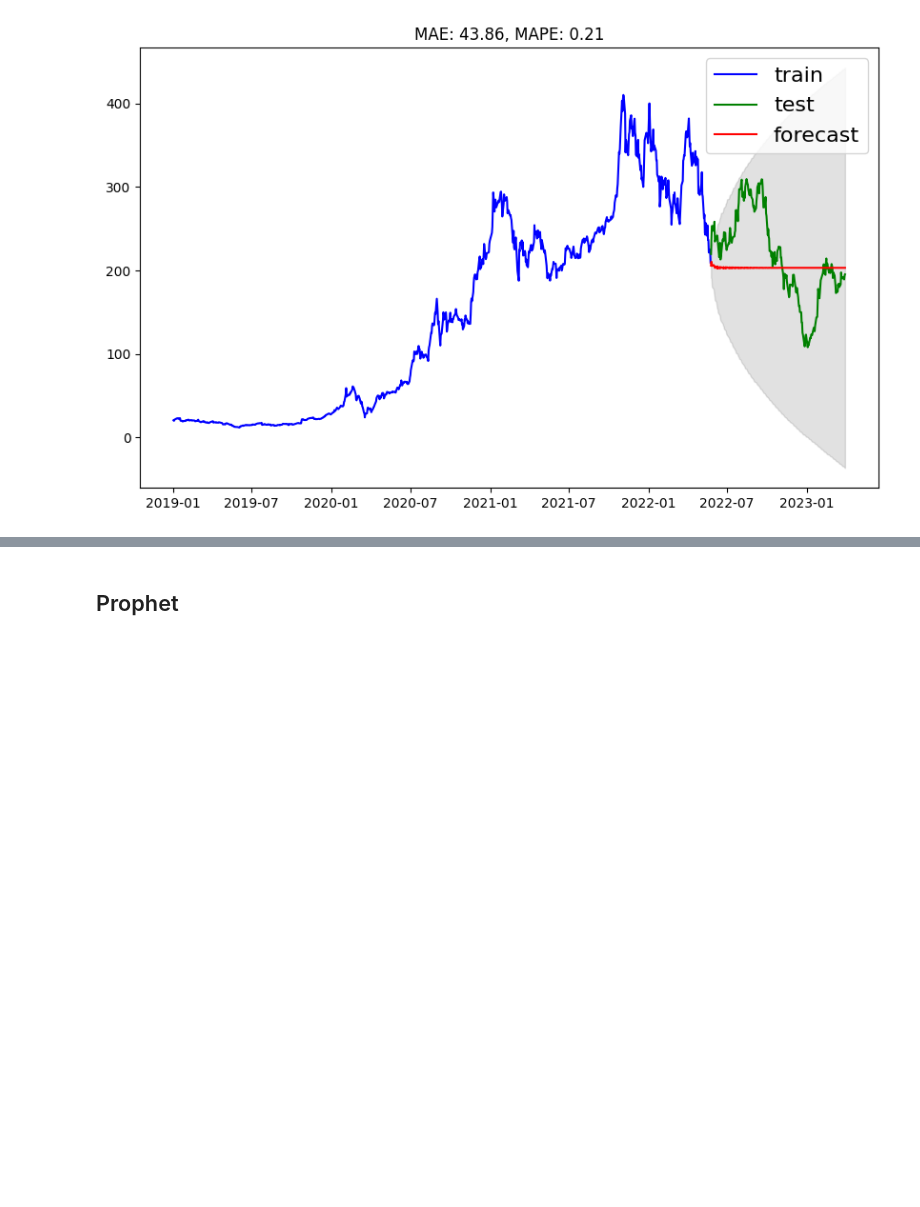
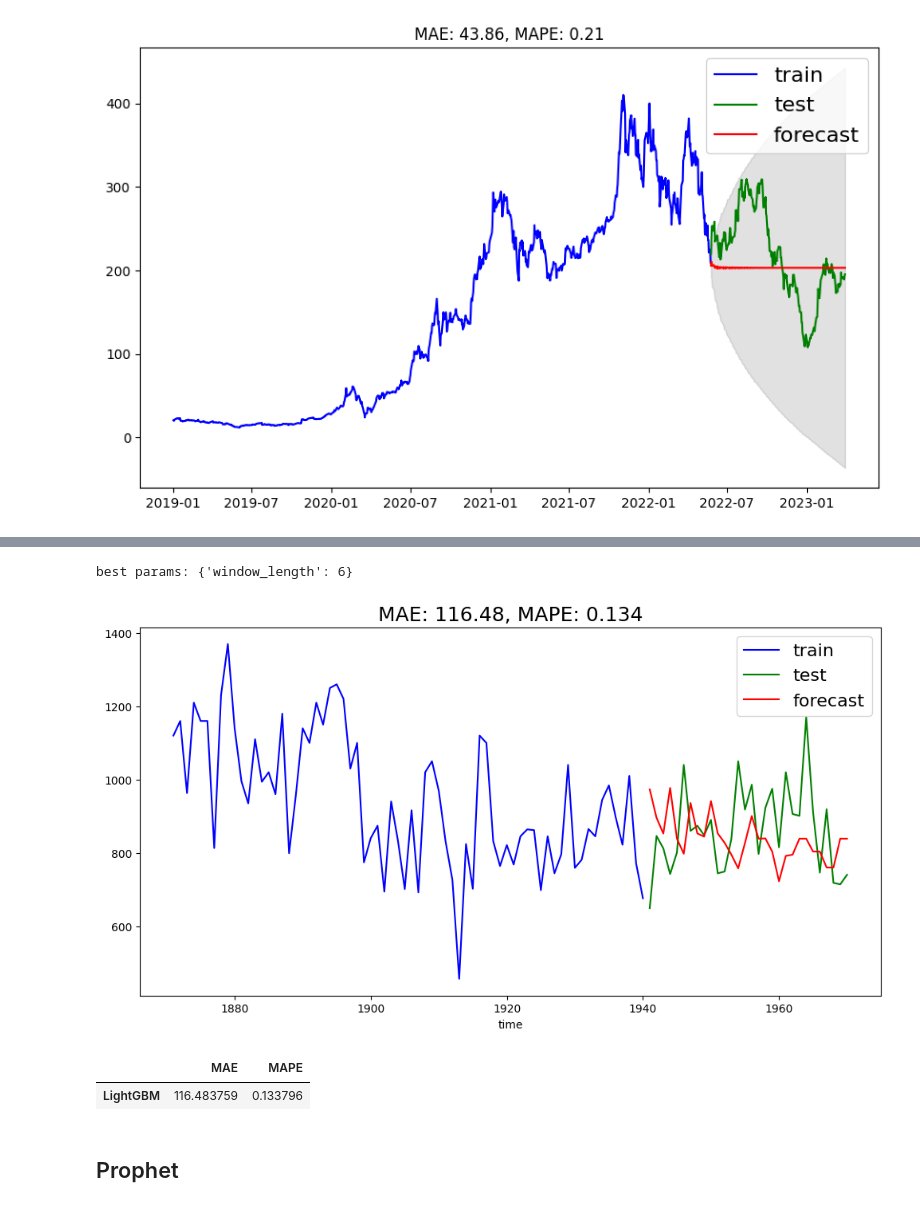
Before and after one commit to dschloe/streamlitbook-saraevan, a Jupyter notebook: ch02/step05_scikit-learn.ipynb, the cells around one changed output, grey strips where cells are left out. Cells and saved outputs as stored; diff of their text form; code cells hidden in the pictures; blank space fills up the shorter version.

```diff
--- a/ch02/step05_scikit-learn.ipynb
+++ b/ch02/step05_scikit-learn.ipynb
@@ -188,0 +267,27 @@ plt.show()
+# %%
+def create_forecaster():
+
+    # creating forecaster with LightGBM
+    regressor = lgb.LGBMRegressor()
+    forecaster = make_reduction(regressor, window_length=5, strategy="recursive")
+
+    return forecaster
+
+
+def grid_serch_forecaster(train, test, forecaster, param_grid):
+
+    # Grid search on window_length
+    cv = ExpandingWindowSplitter(initial_window=int(len(train) * 0.7))
+    gscv = ForecastingGridSearchCV(
+        forecaster, strategy="refit", cv=cv, param_grid=param_grid,
+        scoring=MeanAbsolutePercentageError(symmetric=True)
+    )
+    gscv.fit(train)
+    print(f"best params: {gscv.best_params_}")
+
+    # forecasting
+    fh = np.arange(len(test)) + 1
+    y_pred = gscv.predict(fh=fh)
+    mae, mape = plot_forecast(train, test, y_pred)
+
+    return mae, mape
@@ -189,3 +301,22 @@ plt.show()
+# %%
+test_len = int(len(ts_nl) * 0.3)
+nl_train, nl_test = ts_nl.iloc[:-test_len], ts_nl.iloc[-test_len:]
+param_grid = {"window_length": [6, 12]}
+forecaster = create_forecaster()
+nl_lgb_mae, nl_lgb_mape = grid_serch_forecaster(
+    nl_train, nl_test, forecaster, param_grid
+)
+# %% [output]
+best params: {'window_length': 6}
+[figure, added]
+# %%
+pd.DataFrame(
+    {"MAE": [nl_lgb_mae], "MAPE": [nl_lgb_mape]},
+    index=["LightGBM"],
+)
+# %% [output]
+|  | MAE | MAPE |
+| LightGBM | 116.483759 | 0.133796 |
 # %% [markdown]
 ## Prophet
 # %%
```
Also changed, not shown: parts of 7 cells of this notebook, 8 other files.
